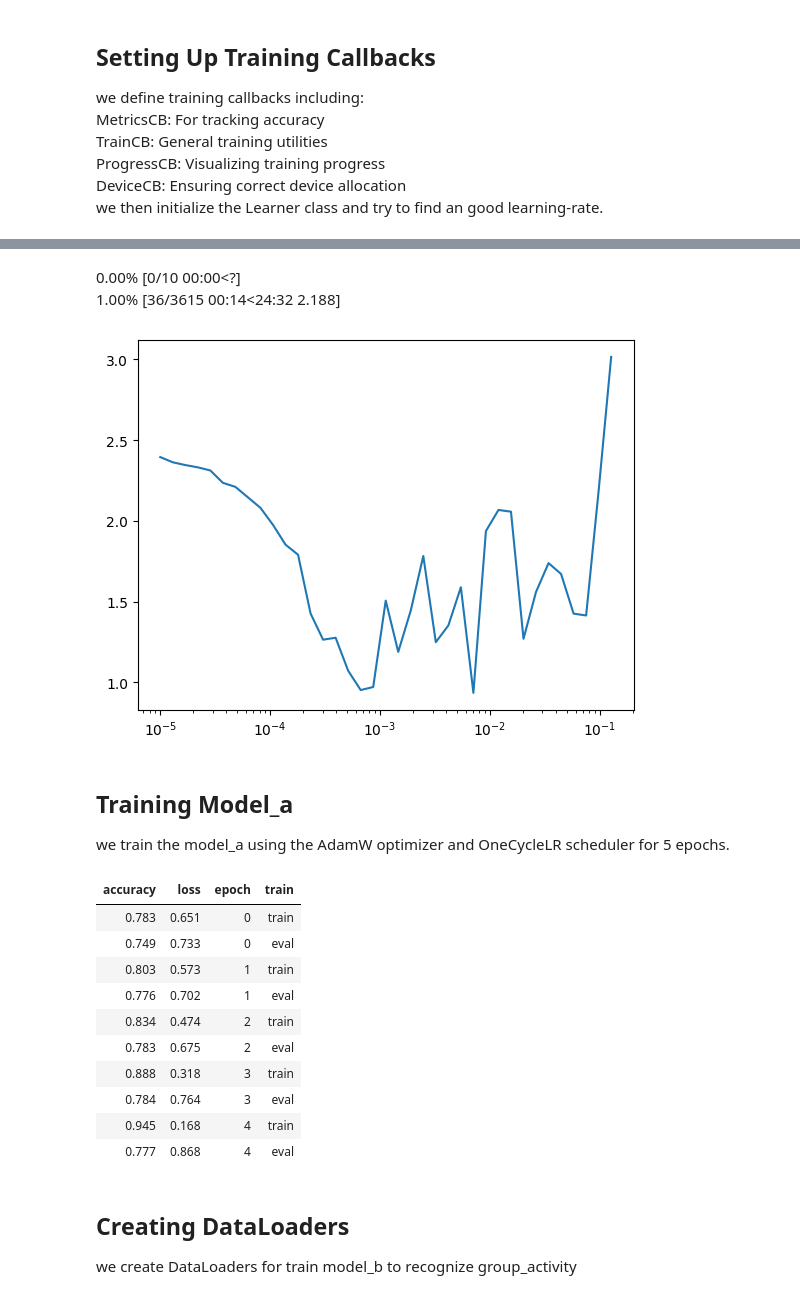
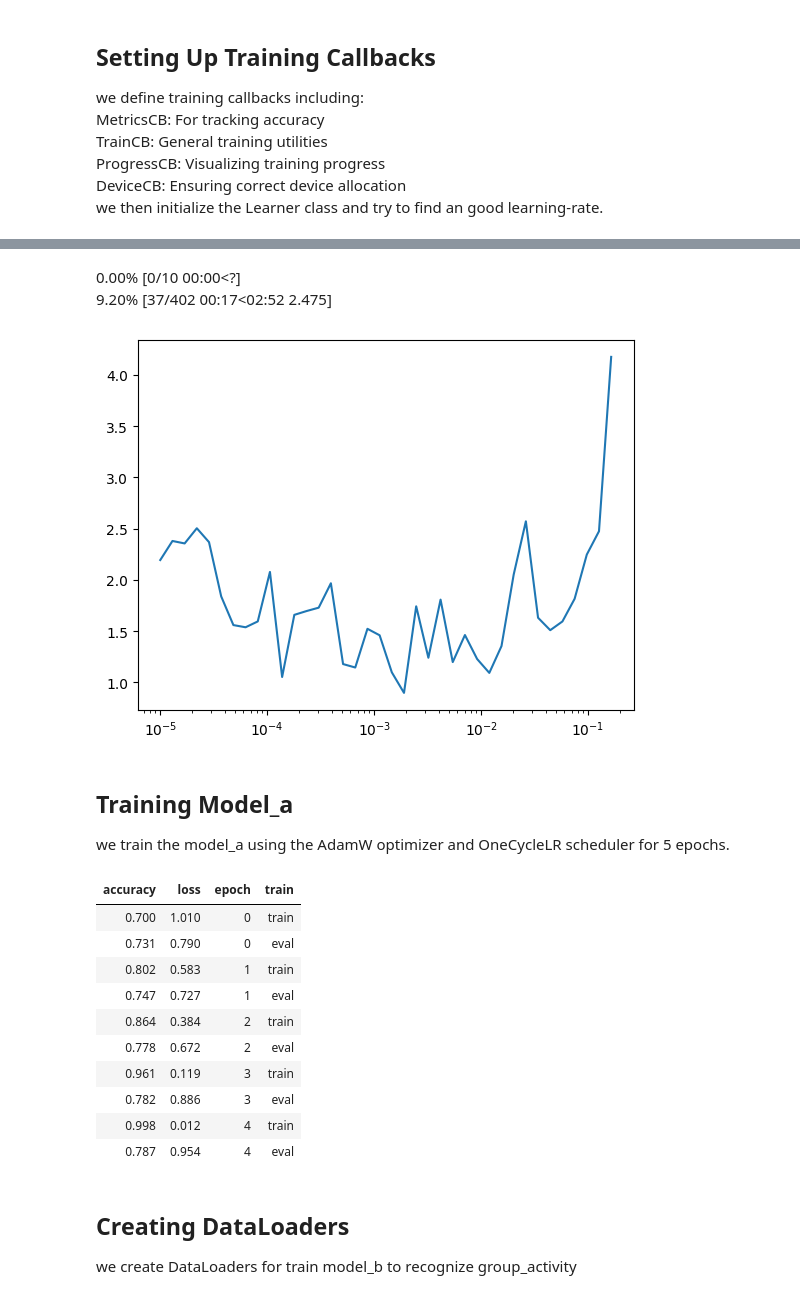
Before and after one commit to shehab-ashraf/Group-Activity-Recognition, a Jupyter notebook: models/BaseLine_3/Train.ipynb, the cells around one changed output, grey strips where cells are left out. Drawn from its saved outputs; the diff is of its cells as text; code cells hidden in the pictures.

Commit message:
Retrained model, achieved 77% test accuracy

```diff
--- a/models/BaseLine_3/Train.ipynb
+++ b/models/BaseLine_3/Train.ipynb
@@ -48,6 +48,14 @@ annot_path  = '/kaggle/input/group-activity-recognition-volleyball/annot_all.pkl
 train_videos = [1, 3, 6, 7, 10, 13, 15, 16, 18, 22, 23, 31, 32, 36, 38, 39, 40, 41, 42, 48, 50, 52, 53, 54]
 valid_videos = [0, 2, 8, 12, 17, 19, 24, 26, 27, 28, 30, 33, 46, 49, 51]
 
+transforms = A.Compose([
+    A.Resize(224, 224),
+    A.Normalize(
+        mean=[0.485, 0.456, 0.406],
+        std=[0.229, 0.224, 0.225]
+    ),
+    ToTensorV2()
+])
 
 dls = create_dataloader(
     videos_path=videos_path,
@@ -55,8 +63,9 @@ dls = create_dataloader(
     labels=players_labels,
     train_split=train_videos,
     valid_split=valid_videos,
+    train_transforms=transforms,
     mode="player_level",
-    only_middle_frame=False,
+    only_middle_frame=True,
     batch_size=64,
     num_workers=4
 )
@@ -81,10 +90,16 @@ TrainCB: General training utilities<br>
 ProgressCB: Visualizing training progress<br>
 DeviceCB: Ensuring correct device allocation<br>
 we then initialize the Learner class and try to find an good learning-rate.
+# %%
+cbs = [
+    OptimizerCB(partial(optim.AdamW)),
+    MetricsCB(accuracy=MulticlassAccuracy()),
+    MixedPrecisionCB(),
+    ProgressCB(plot=False),
+    DeviceCB(),
+]
 # %%
-model = PlayerActivityClassifier(9)
-metrics = MetricsCB(accuracy=MulticlassAccuracy())
-cbs=[metrics, TrainCB(), ProgressCB(plot=True), DeviceCB()]
-learn = Learner(model, dls, loss_func=F.cross_entropy, cbs=cbs, opt_func=optim.AdamW)
+model = Player_Activity_Classifier(9)
+learn = Learner(model, dls, loss_func=F.cross_entropy, cbs=cbs)
 learn.lr_find()
 # %% [output]
@@ -91,27 +107,38 @@ learn.lr_find()
 0.00% [0/10 00:00<?]
-1.00% [36/3615 00:14<24:32 2.188]
+9.20% [37/402 00:17<02:52 2.475]
-[figure, old version]
+[figure, new version]
 # %% [markdown]
 ## Training Model_a
 we train the model_a using the AdamW optimizer and OneCycleLR scheduler for 5 epochs.
 # %%
-lr,epochs = 6e-4,5
-tmax = epochs * len(dls.train)
-sched = partial(lr_scheduler.OneCycleLR, max_lr=lr, total_steps=tmax)
-model = PlayerActivityClassifier(9)
-metrics = MetricsCB(accuracy=MulticlassAccuracy())
-cbs=[metrics, TrainCB(), ProgressCB(plot=False), DeviceCB(), BatchSchedCB(sched)]
-learn = Learner(model, dls, loss_func=F.cross_entropy, lr=lr, cbs=cbs, opt_func=optim.AdamW)
-learn.fit(n_epochs=epochs, lr=lr)
+lr,epochs = 2e-5,5
+cbs = [
+    OptimizerCB(partial(optim.AdamW, weight_decay=1e-5)),
+    BatchSchedCB(partial(OneCycleLR,
+        max_lr=5e-4,
+        epochs=5,
+        steps_per_epoch=len(dls.train),
+        pct_start=0.3,
+        div_factor=25,
+        final_div_factor=100
+    )),
+    MetricsCB(accuracy=MulticlassAccuracy()),
+    MixedPrecisionCB(),
+    ProgressCB(plot=False),
+    DeviceCB(),
+]
+Person_Activity_Model = Player_Activity_Classifier(9)
+person_activity_learner = Learner(Person_Activity_Model, dls, loss_func=F.cross_entropy, cbs=cbs)
+person_activity_learner.fit(n_epochs=epochs, lr=lr)
 # %% [output]
 | accuracy | loss | epoch | train |
-| 0.783 | 0.651 | 0 | train |
-| 0.749 | 0.733 | 0 | eval |
-| 0.803 | 0.573 | 1 | train |
-| 0.776 | 0.702 | 1 | eval |
-| 0.834 | 0.474 | 2 | train |
-| 0.783 | 0.675 | 2 | eval |
-| 0.888 | 0.318 | 3 | train |
-| 0.784 | 0.764 | 3 | eval |
-| 0.945 | 0.168 | 4 | train |
-| 0.777 | 0.868 | 4 | eval |
+| 0.700 | 1.010 | 0 | train |
+| 0.731 | 0.790 | 0 | eval |
+| 0.802 | 0.583 | 1 | train |
+| 0.747 | 0.727 | 1 | eval |
+| 0.864 | 0.384 | 2 | train |
+| 0.778 | 0.672 | 2 | eval |
+| 0.961 | 0.119 | 3 | train |
+| 0.782 | 0.886 | 3 | eval |
+| 0.998 | 0.012 | 4 | train |
+| 0.787 | 0.954 | 4 | eval |
```
Also changed, not shown: parts of 16 cells of this notebook.
